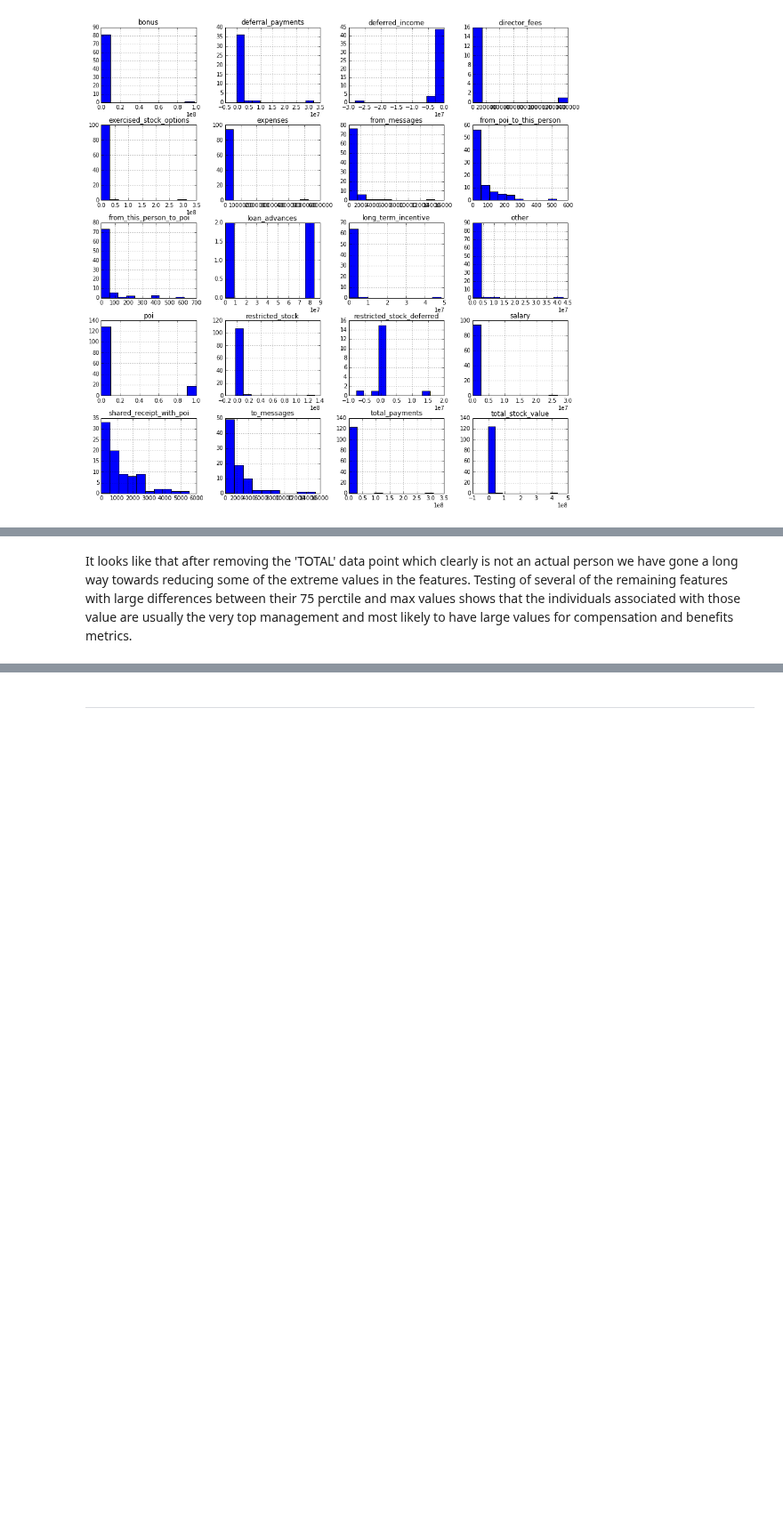
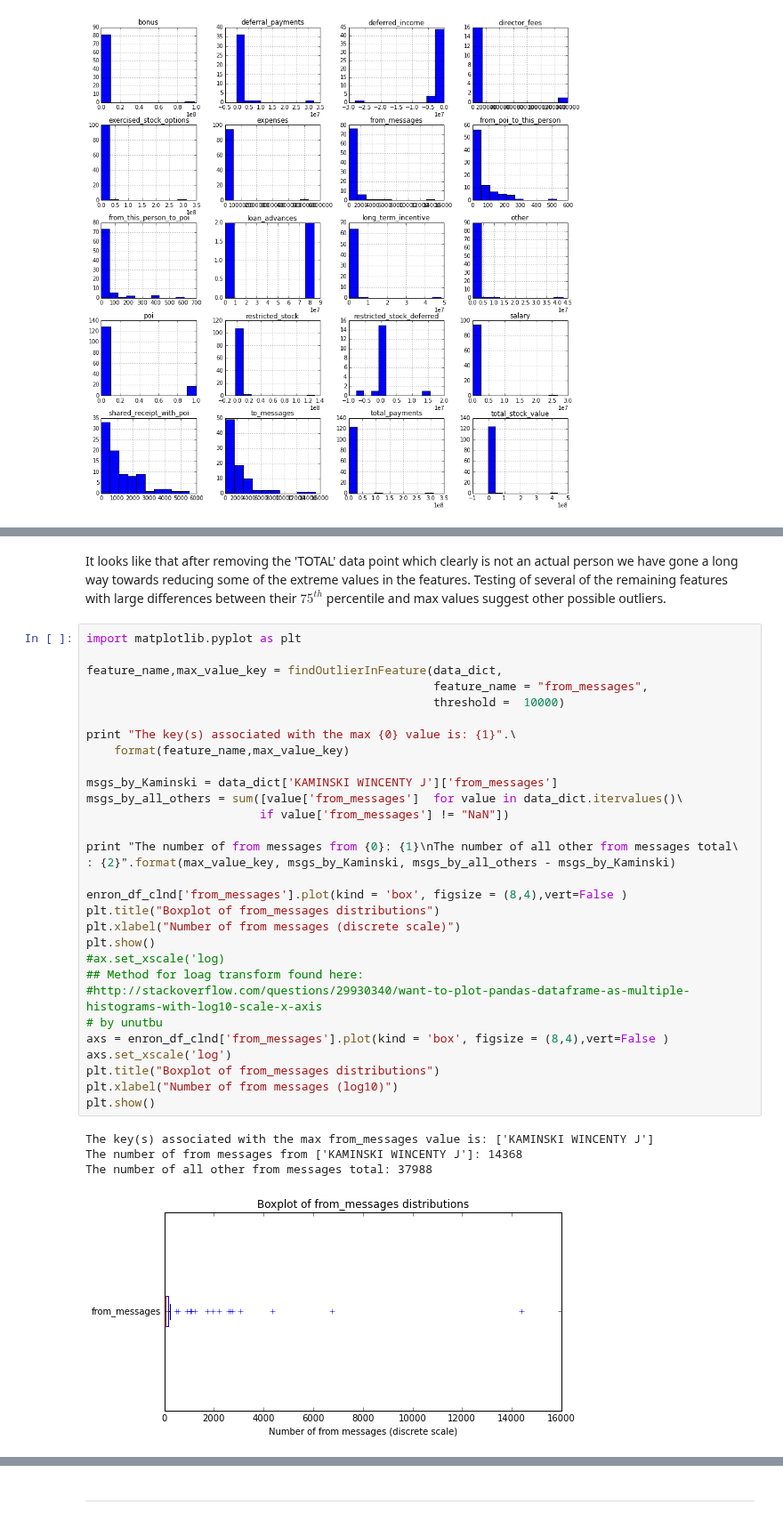
Before and after one commit to Zalefar/Udacity_Data_Analyst_ND, a Jupyter notebook: Project_5/Project_5_Machine_Learning_POI_Classifier.ipynb, the cells around one changed output, grey strips where cells are left out. Shown at 89% size. Cells and saved outputs as stored; diff of their text form; blank space fills up the shorter version.

```diff
--- a/Project_5/Project_5_Machine_Learning_POI_Classifier.ipynb
+++ b/Project_5/Project_5_Machine_Learning_POI_Classifier.ipynb
@@ -603,4 +602,39 @@ max    8000000.000000     6426990.000000      -833.000000  137864.000000
 max    15149.000000    1.035598e+08    49110078.000000
 [figure]
 # %% [markdown]
-It looks like that after removing the 'TOTAL' data point which clearly is not an actual person we have gone a long way towards reducing some of the extreme values in the features. Testing of several of the remaining features with large differences between their 75 perctile and max values shows that the individuals associated with those value are usually the very top management and most likely to have large values for compensation and benefits metrics.
+It looks like that after removing the 'TOTAL' data point which clearly is not an actual person we have gone a long way towards reducing some of the extreme values in the features. Testing of several of the remaining features with large differences between their $75^{th}$ percentile and max values suggest other possible outliers.
+# %%
+import matplotlib.pyplot as plt
+
+feature_name,max_value_key = findOutlierInFeature(data_dict,
+                                                  feature_name = "from_messages",
+                                                  threshold =  10000)
+
+print "The key(s) associated with the max {0} value is: {1}".\
+    format(feature_name,max_value_key)
+
+msgs_by_Kaminski = data_dict['KAMINSKI WINCENTY J']['from_messages']
+msgs_by_all_others = sum([value['from_messages']  for value in data_dict.itervalues()\
+                         if value['from_messages'] != "NaN"])
+
+print "The number of from messages from {0}: {1}\nThe number of all other from messages total\
+: {2}".format(max_value_key, msgs_by_Kaminski, msgs_by_all_others - msgs_by_Kaminski)
+
+enron_df_clnd['from_messages'].plot(kind = 'box', figsize = (8,4),vert=False )
+plt.title("Boxplot of from_messages distributions")
+plt.xlabel("Number of from messages (discrete scale)")
+plt.show()
+#ax.set_xscale('log)
+## Method for loag transform found here:
+#http://stackoverflow.com/questions/29930340/want-to-plot-pandas-dataframe-as-multiple-histograms-with-log10-scale-x-axis
+# by unutbu
+axs = enron_df_clnd['from_messages'].plot(kind = 'box', figsize = (8,4),vert=False )
+axs.set_xscale('log')
+plt.title("Boxplot of from_messages distributions")
+plt.xlabel("Number of from messages (log10)")
+plt.show()
+# %% [output]
+The key(s) associated with the max from_messages value is: ['KAMINSKI WINCENTY J']
+The number of from messages from ['KAMINSKI WINCENTY J']: 14368
+The number of all other from messages total: 37988
+[figure, added]
```
Also changed, not shown: parts of 47 cells of this notebook, 5 other files.
